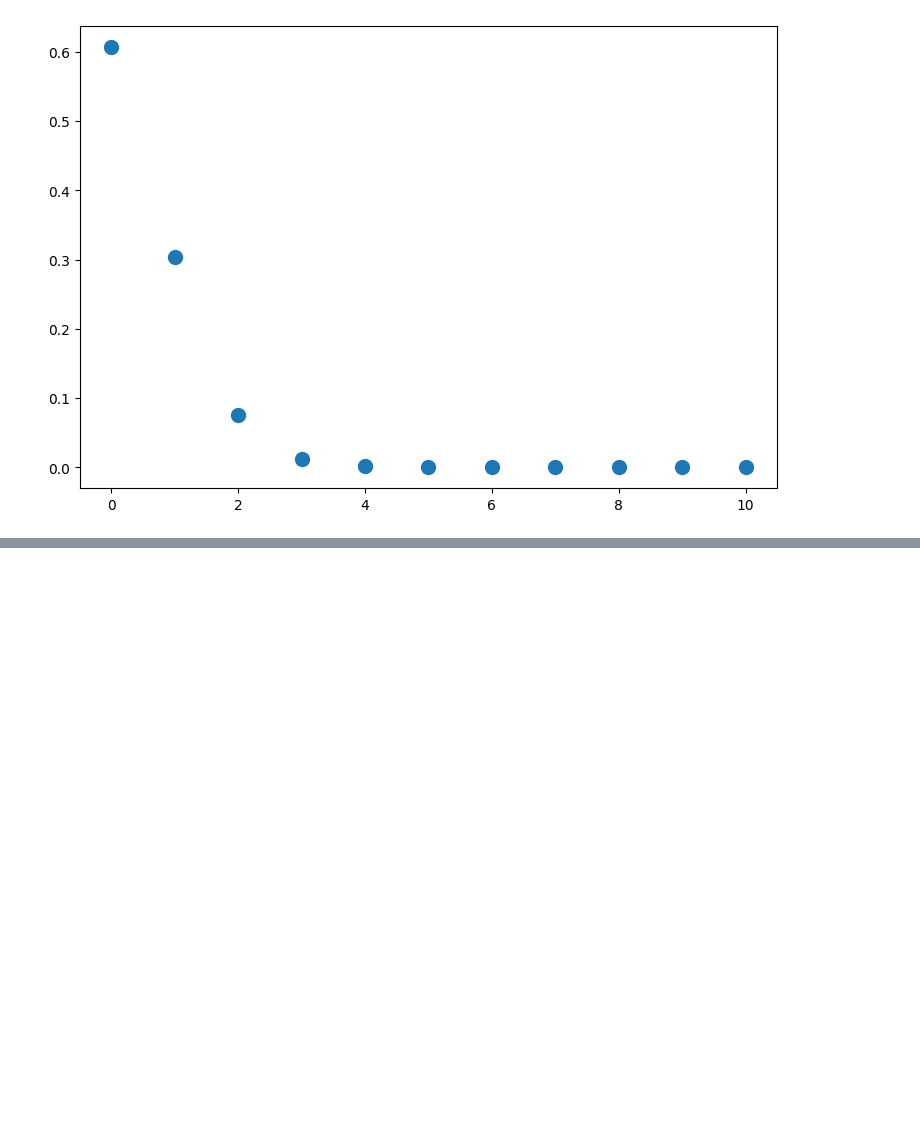
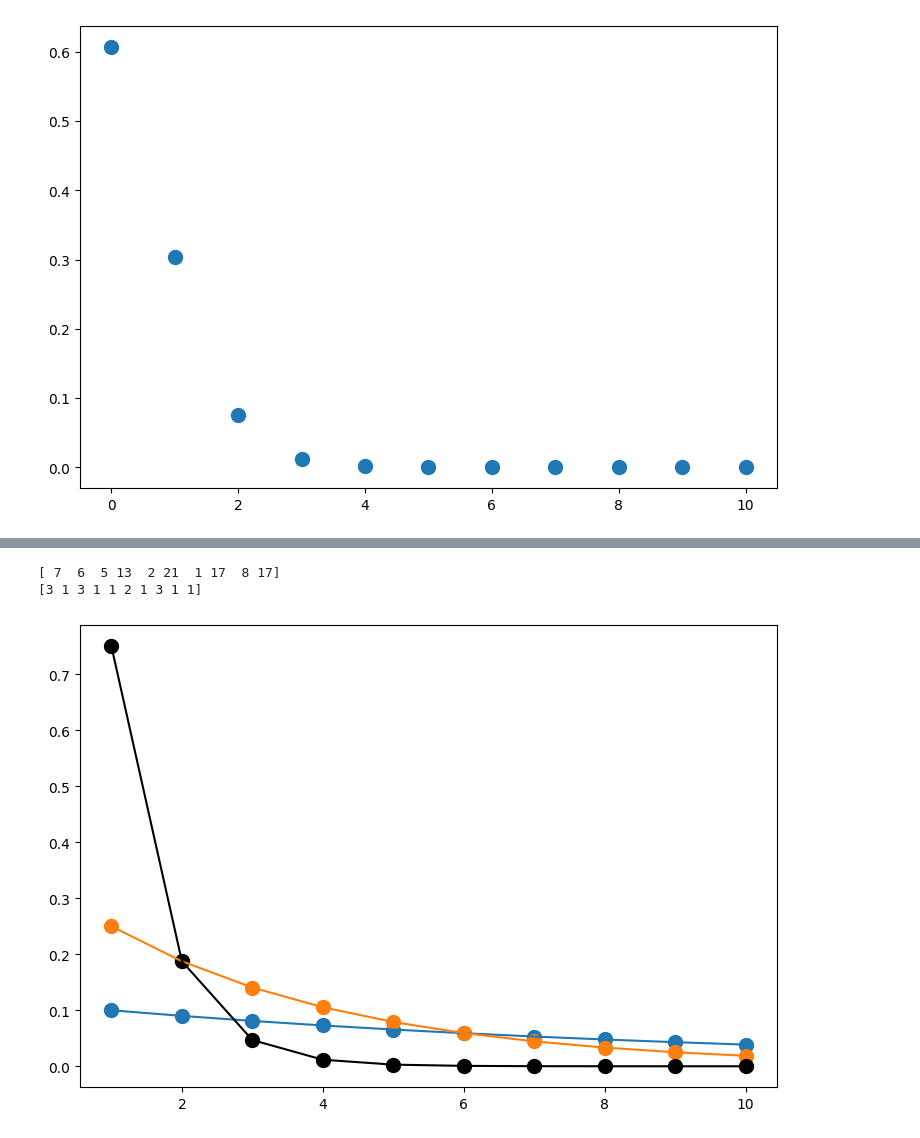
Before and after one commit to Dr-andai/Bayesian-Workfolow, a Jupyter notebook: probability.ipynb, the cells around one changed output, grey strips where cells are left out. Cells and saved outputs as stored; diff of their text form; code cells hidden in the pictures; blank space fills up the shorter version.

```diff
--- a/probability.ipynb
+++ b/probability.ipynb
@@ -177,0 +197,35 @@ plt.show()
+# %%
+r= geom.rvs(p=0.1, size=10)
+print(r)
+
+r=geom.rvs(p=0.5,size=10)
+print(r)
+# %% [output]
+[ 7  6  5 13  2 21  1 17  8 17]
+[3 1 3 1 1 2 1 3 1 1]
+# %%
+p=0.1
+rv = geom(p)
+x=np.arange(1,11,1)
+pmf1=rv.pmf(x)
+
+p=0.25
+rv = geom(p)
+x=np.arange(1,11,1)
+pmf2=rv.pmf(x)
+
+p=0.75
+rv = geom(p)
+x=np.arange(1,11,1)
+pmf3=rv.pmf(x)
+
+plt.figure(figsize=(9,6))
+plt.scatter(x,pmf1, s=100)
+plt.scatter(x,pmf2, s=100)
+plt.scatter(x,pmf3, c='k', s=100)
+plt.plot(x,pmf1)
+plt.plot(x,pmf2)
+plt.plot(x,pmf3,c='k')
+plt.show()
+# %% [output]
+[figure, added]
```
Also changed, not shown: parts of 2 cells of this notebook, 1 other file.
